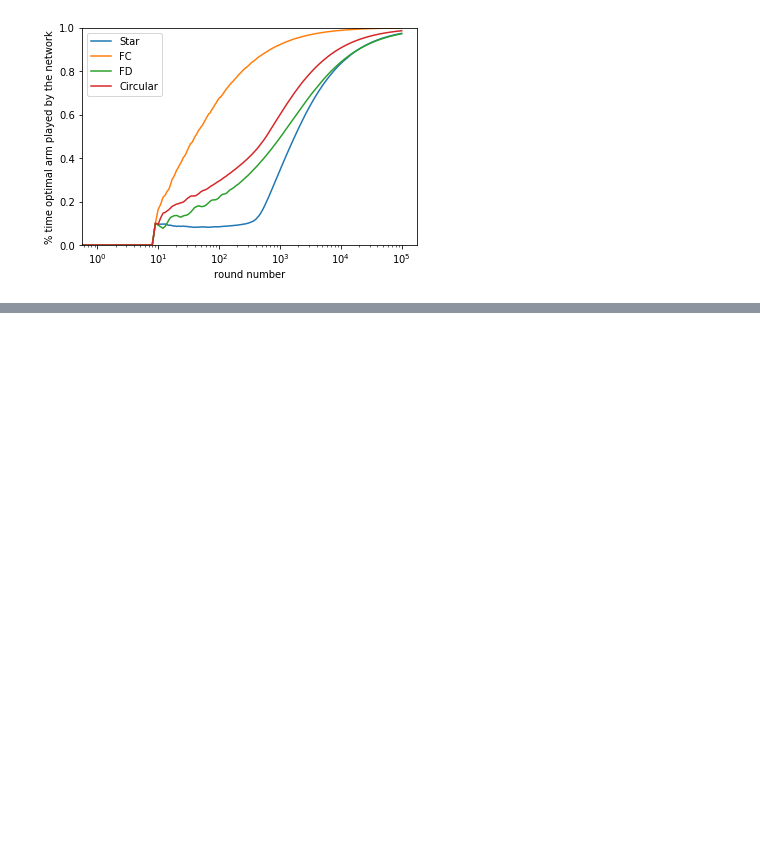
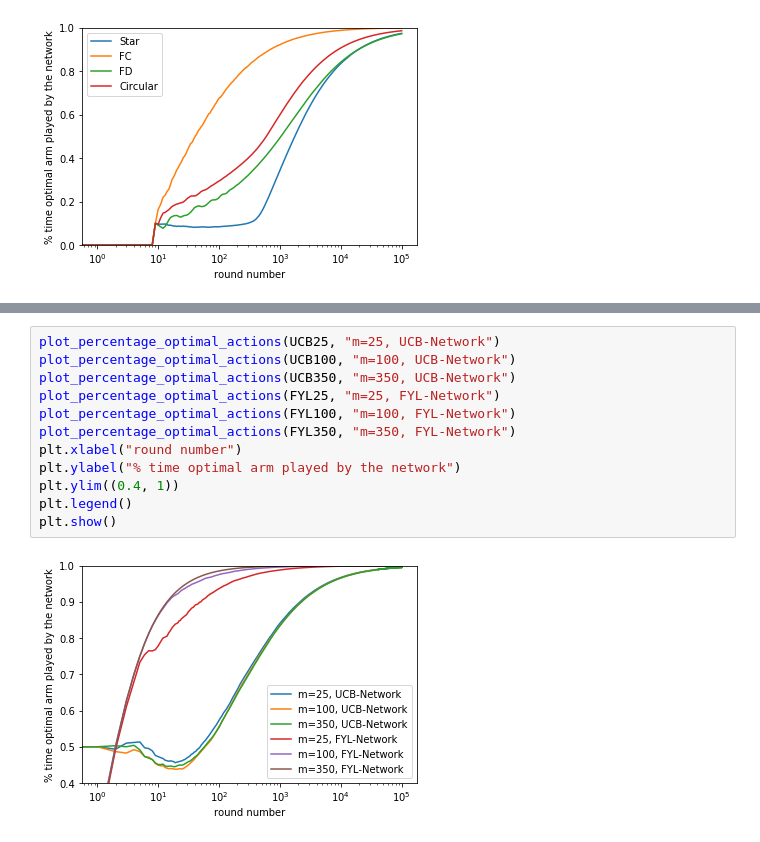
Before and after one commit to LouisTrezzini/mlgraphs-bandits-network, a Jupyter notebook: VisualizeRegret.ipynb, the cells around one changed output, grey strips where cells are left out. Drawn from its saved outputs; the diff is of its cells as text; blank space fills up the shorter version.

```diff
--- a/VisualizeRegret.ipynb
+++ b/VisualizeRegret.ipynb
@@ -69,0 +94,14 @@ plt.show()
+# %%
+plot_percentage_optimal_actions(UCB25, "m=25, UCB-Network")
+plot_percentage_optimal_actions(UCB100, "m=100, UCB-Network")
+plot_percentage_optimal_actions(UCB350, "m=350, UCB-Network")
+plot_percentage_optimal_actions(FYL25, "m=25, FYL-Network")
+plot_percentage_optimal_actions(FYL100, "m=100, FYL-Network")
+plot_percentage_optimal_actions(FYL350, "m=350, FYL-Network")
+plt.xlabel("round number")
+plt.ylabel("% time optimal arm played by the network")
+plt.ylim((0.4, 1))
+plt.legend()
+plt.show()
+# %% [output]
+[figure, added]
```
Also changed, not shown: parts of 3 cells of this notebook, 1 other file.
